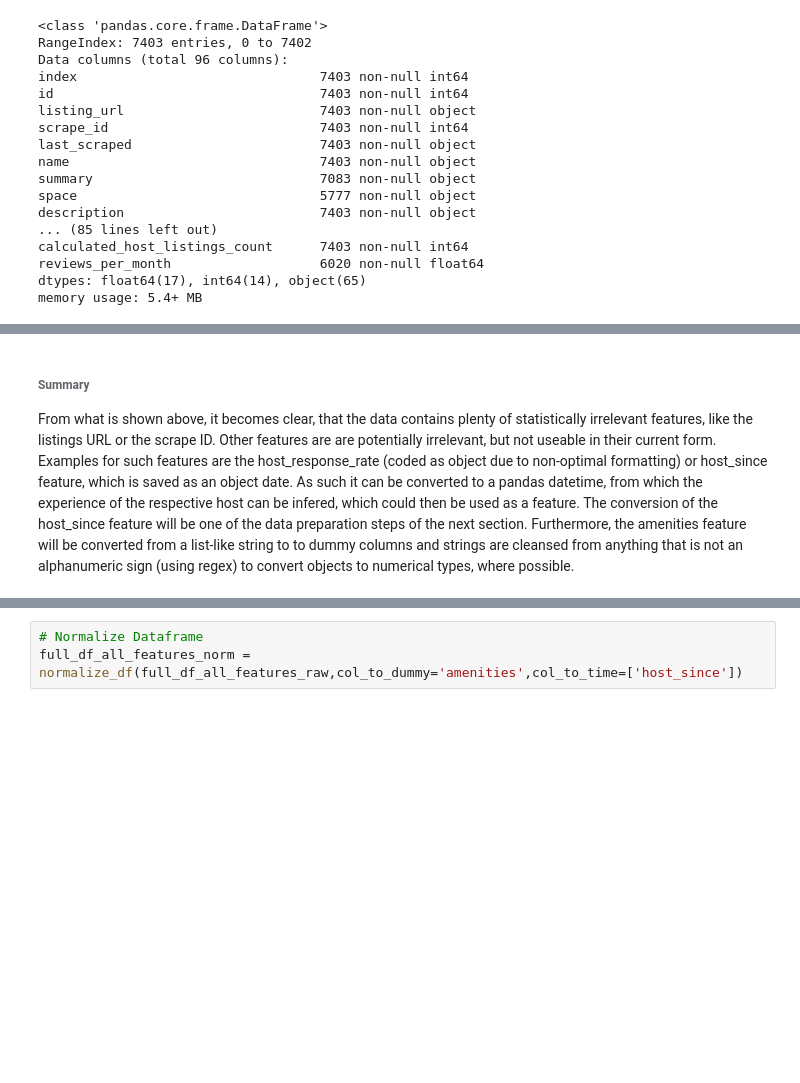
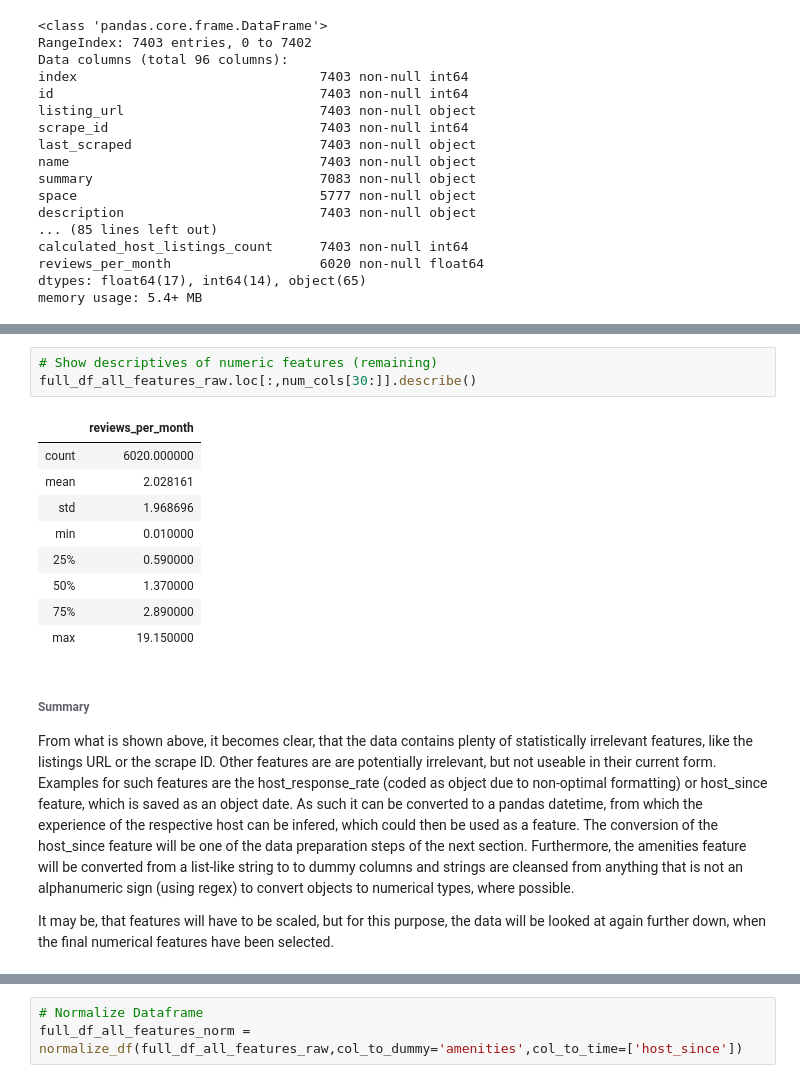
Before and after one commit to MarcoCaglia/blogpost_udacity, a Jupyter notebook: price_determinants_preprocessing.ipynb, the cells around one changed output, grey strips where cells are left out. Cells and saved outputs as stored; diff of their text form; blank space fills up the shorter version.

```diff
--- a/price_determinants_preprocessing.ipynb
+++ b/price_determinants_preprocessing.ipynb
@@ -76,6 +105,21 @@ memory usage: 5.4+ MB
+# %%
+# Show descriptives of numeric features (remaining)
+full_df_all_features_raw.loc[:,num_cols[30:]].describe()
+# %% [output]
+|  | reviews_per_month |
+| count | 6020.000000 |
+| mean | 2.028161 |
+| std | 1.968696 |
+| min | 0.010000 |
+| 25% | 0.590000 |
+| 50% | 1.370000 |
+| 75% | 2.890000 |
+| max | 19.150000 |
 # %% [markdown]
 ###### Summary
 From what is shown above, it becomes clear, that the data contains plenty of statistically irrelevant features, like the listings URL or the scrape ID. Other features are are potentially irrelevant, but not useable in their current form. Examples for such features are the host_response_rate (coded as object due to non-optimal formatting) or host_since feature, which is saved as an object date. As such it can be converted to a pandas datetime, from which the experience of the respective host can be infered, which could then be used as a feature. The conversion of the host_since feature will be one of the data preparation steps of the next section. Furthermore, the amenities feature will be converted from a list-like string to to dummy columns and strings are cleansed from anything that is not an alphanumeric sign (using regex) to convert objects to numerical types, where possible.
+
+It may be, that features will have to be scaled, but for this purpose, the data will be looked at again further down, when the final numerical features have been selected.
 # %% [markdown]
 ### Data Preparation
 
```
Also changed, not shown: parts of 11 cells of this notebook, 1 other file.
